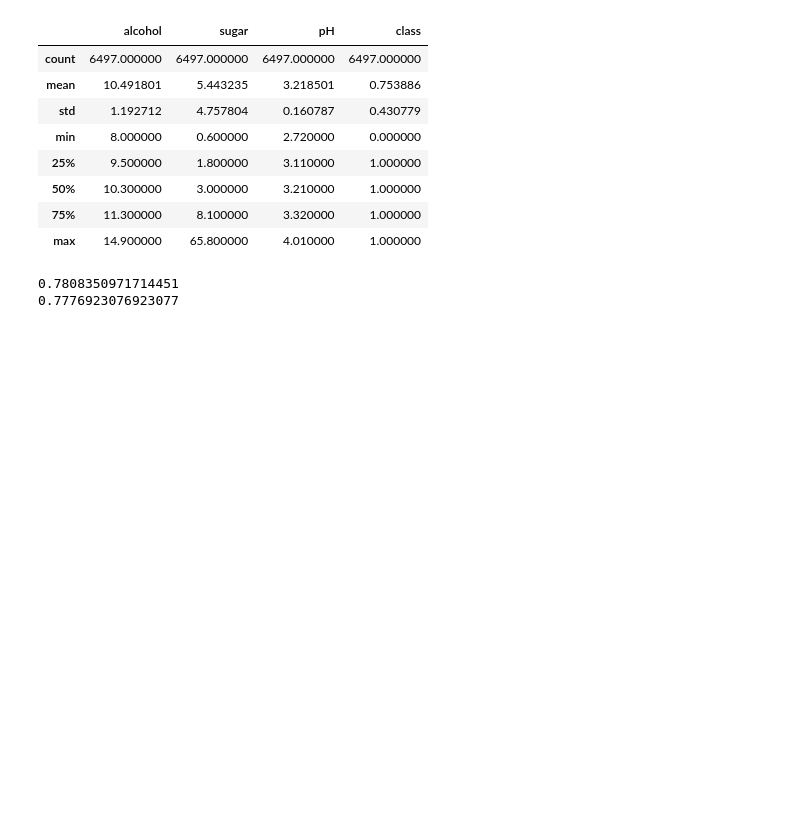
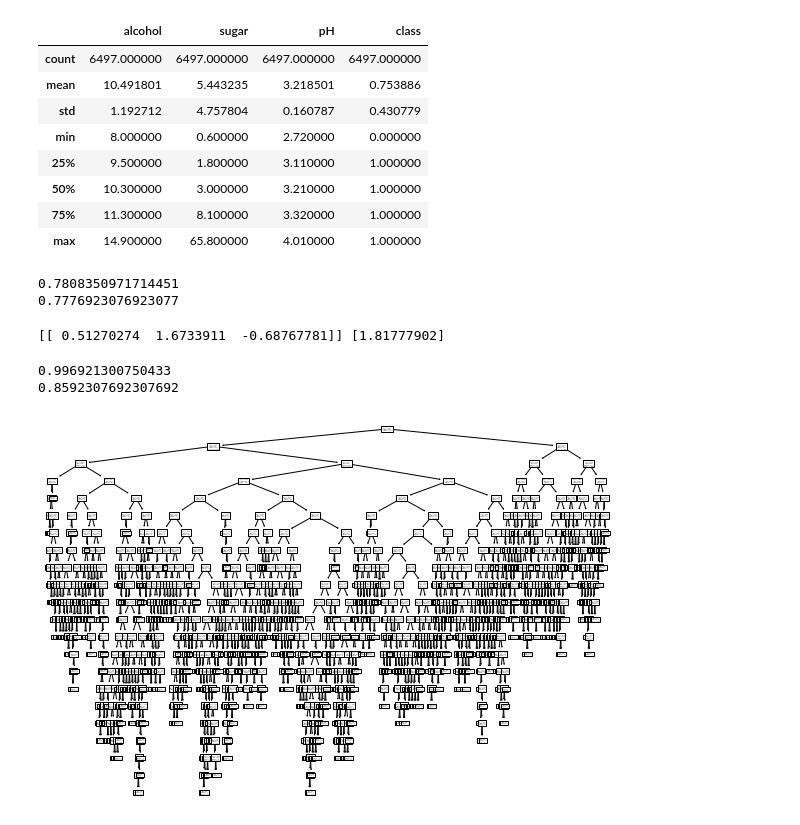
Before and after one commit to dohyun93/hongong_mldl, a Jupyter notebook: 5_1_결정_트리.ipynb, the cells around one changed output. Drawn from its saved outputs; the diff is of its cells as text; code cells hidden in the pictures; blank space fills up the shorter version.

```diff
--- a/5_1_결정_트리.ipynb
+++ b/5_1_결정_트리.ipynb
@@ -85,3 +85,32 @@ print(lr.score(test_scaled, test_target))
 0.7776923076923077
 # %%
 # 훈련세트, 테스트세트의 점수가 모두 낮아 과소적합된 것으로 볼 수 있다.
+print(lr.coef_, lr.intercept_)
+# %% [output]
+[[ 0.51270274  1.6733911  -0.68767781]] [1.81777902]
+# %%
+# 왜 위같은 계수를 학습했는지 알 길이 없다.
+# 결정트리 모델로 분류 정확도를 높여보자.
+
+# DecisionTreeClassifier
+from sklearn.tree import DecisionTreeClassifier
+dt = DecisionTreeClassifier(random_state=42)
+dt.fit(train_scaled, train_target)
+print(dt.score(train_scaled, train_target))
+print(dt.score(test_scaled, test_target))
+# %% [output]
+0.996921300750433
+0.8592307692307692
+# %%
+# 훈련/테스트 세트에 대해 위에서 살펴본 로지스틱 회귀보다는 뛰어난 성능을 보이지만,
+# 과대적합 된 것을 알 수 있다.
+
+# 결정 트리는 사이킷런이 plot_tree() 메서드로 결정 트리를 이해하기 쉬운 트리 그림으로 출력해준다.
+import matplotlib.pyplot as plt
+
+from sklearn.tree import plot_tree
+plt.figure(figsize=(10,7))
+plot_tree(dt)
+plt.show()
+# %% [output]
+[figure, added]
```
